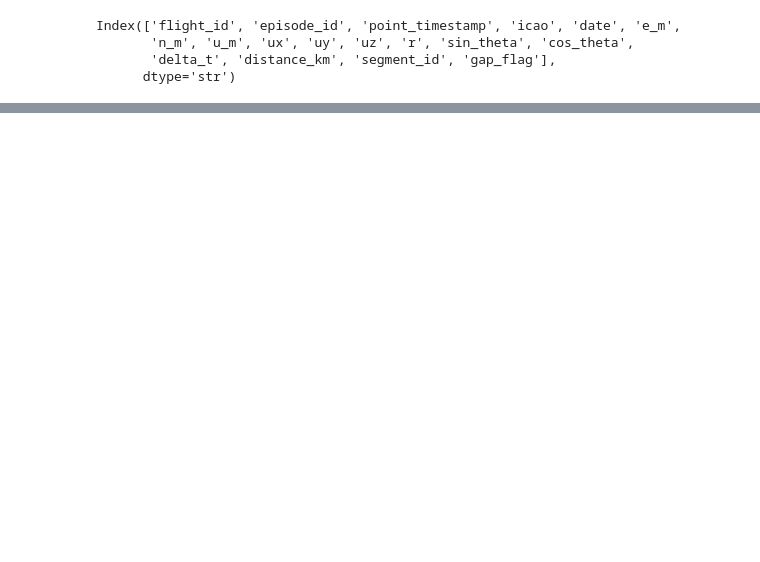
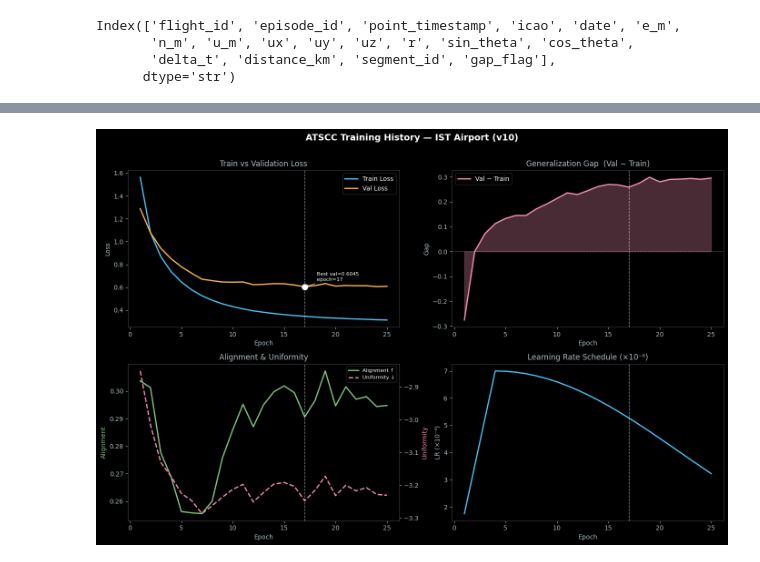
Before and after one commit to yyigitturan/ist-airport-decision-support-system, a Jupyter notebook: src/modeling/atscc_training.ipynb, the cells around one changed output, grey strips where cells are left out. Saved outputs shown, nothing was run; the diff lists cells and outputs as text; code cells hidden in the pictures; blank space fills up the shorter version.

```diff
--- a/src/modeling/atscc_training.ipynb
+++ b/src/modeling/atscc_training.ipynb
@@ -90,0 +1102,93 @@ Name: segment_id, dtype: int32
+# %%
+import pandas as pd
+import matplotlib.pyplot as plt
+
+# ── CSV'yi oku ─────────────────────────────────────────────────
+history_path = "/Users/YGT/ist-airport-decision-support-system/src/modeling/atscc_checkpoints_v10_reg/training_history.csv"
+df = pd.read_csv(history_path)
+
+best_idx   = df["val_loss"].idxmin()
+best_epoch = int(df.loc[best_idx, "epoch"])
+best_val   = float(df.loc[best_idx, "val_loss"])
+print(f"Best epoch: {best_epoch}  |  Best val_loss: {best_val:.6f}")
+
+# ── Plot ───────────────────────────────────────────────────────
+plt.style.use("dark_background")
+fig, axes = plt.subplots(2, 2, figsize=(14, 9))
+fig.suptitle("ATSCC Training History — IST Airport (v10)", fontsize=14, fontweight="bold", y=1.01)
+
+BLUE   = "#4FC3F7"
+ORANGE = "#FFB74D"
+GREEN  = "#81C784"
+PINK   = "#F48FB1"
+GREY   = "#B0BEC5"
+epochs = df["epoch"]
+
+# 1. Train vs Val Loss
+ax = axes[0, 0]
+ax.plot(epochs, df["train_loss"], color=BLUE,   lw=2, label="Train Loss")
+ax.plot(epochs, df["val_loss"],   color=ORANGE, lw=2, label="Val Loss")
+ax.axvline(best_epoch, color="white", ls="--", lw=1, alpha=0.6)
+ax.scatter([best_epoch], [best_val], color="white", zorder=5, s=80)
+ax.annotate(f" Best val={best_val:.4f}\n epoch={best_epoch}",
+            xy=(best_epoch, best_val),
+            xytext=(best_epoch + 1, best_val + 0.05),
+            color="white", fontsize=8,
+            arrowprops=dict(arrowstyle="->", color="white", lw=0.8))
+ax.set_title("Train vs Validation Loss", color=GREY)
+ax.set_xlabel("Epoch", color=GREY)
+ax.set_ylabel("Loss", color=GREY)
+ax.legend(framealpha=0.2)
+ax.tick_params(colors=GREY)
+for sp in ax.spines.values(): sp.set_color("#444")
+
+# 2. Generalization Gap
+ax = axes[0, 1]
+gap = df["val_loss"] - df["train_loss"]
+ax.fill_between(epochs, 0, gap, alpha=0.3, color=PINK)
+ax.plot(epochs, gap, color=PINK, lw=2, label="Val − Train")
+ax.axhline(0, color="white", ls="--", lw=0.8, alpha=0.4)
+ax.axvline(best_epoch, color="white", ls="--", lw=1, alpha=0.6)
+ax.set_title("Generalization Gap  (Val − Train)", color=GREY)
+ax.set_xlabel("Epoch", color=GREY)
+ax.set_ylabel("Gap", color=GREY)
+ax.legend(framealpha=0.2)
+ax.tick_params(colors=GREY)
+for sp in ax.spines.values(): sp.set_color("#444")
+
+# 3. Alignment & Uniformity
+ax  = axes[1, 0]
+ax2 = ax.twinx()
+ax.plot(epochs,  df["alignment"],  color=GREEN, lw=2, label="Alignment ↑")
+ax2.plot(epochs, df["uniformity"], color=PINK,  lw=2, ls="--", label="Uniformity ↓")
+ax.axvline(best_epoch, color="white", ls="--", lw=1, alpha=0.6)
+ax.set_title("Alignment & Uniformity", color=GREY)
+ax.set_xlabel("Epoch", color=GREY)
+ax.set_ylabel("Alignment", color=GREEN)
+ax2.set_ylabel("Uniformity", color=PINK)
+ax.tick_params(colors=GREY)
+ax2.tick_params(colors=GREY)
+l1, lb1 = ax.get_legend_handles_labels()
+l2, lb2 = ax2.get_legend_handles_labels()
+ax.legend(l1+l2, lb1+lb2, framealpha=0.2, fontsize=8)
+for sp in ax.spines.values():  sp.set_color("#444")
+for sp in ax2.spines.values(): sp.set_color("#444")
+
+# 4. Learning Rate
+ax = axes[1, 1]
+ax.plot(epochs, [lr * 1e6 for lr in df["lr"]], color=BLUE, lw=2)
+ax.axvline(best_epoch, color="white", ls="--", lw=1, alpha=0.6)
+ax.set_title("Learning Rate Schedule (×10⁻⁶)", color=GREY)
+ax.set_xlabel("Epoch", color=GREY)
+ax.set_ylabel("LR (×10⁻⁶)", color=GREY)
+ax.tick_params(colors=GREY)
+for sp in ax.spines.values(): sp.set_color("#444")
+
+plt.tight_layout()
+plt.savefig(
+    "/Users/YGT/ist-airport-decision-support-system/src/modeling/atscc_checkpoints_v10_reg/training_plot.png",
+    dpi=150, bbox_inches="tight", facecolor="#0d0d0d"
+)
+
+plt.show()
+# %% [output]
@@ -90,0 +1196 @@ Name: segment_id, dtype: int32
+[figure, added]
```
Also changed, not shown: parts of 10 cells of this notebook, 9 other files.
